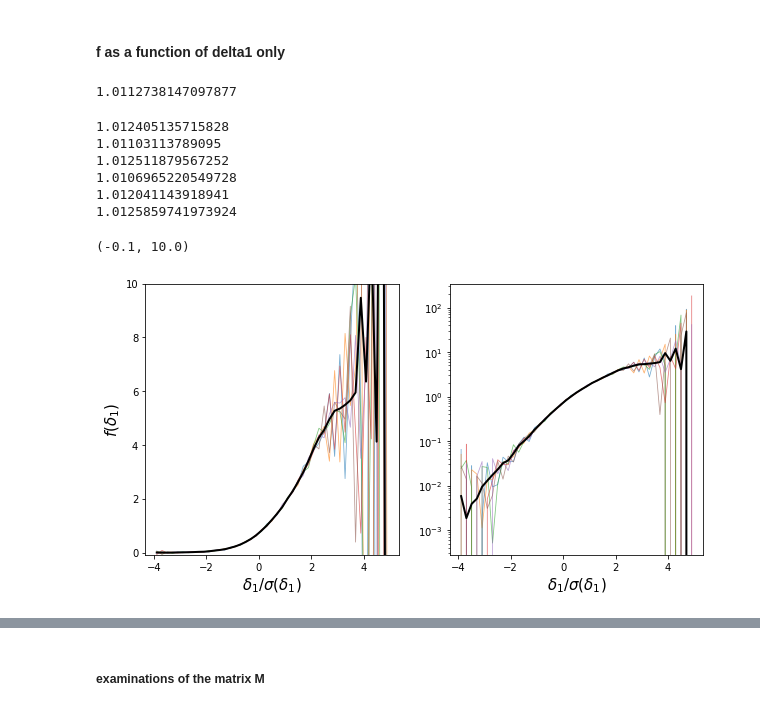
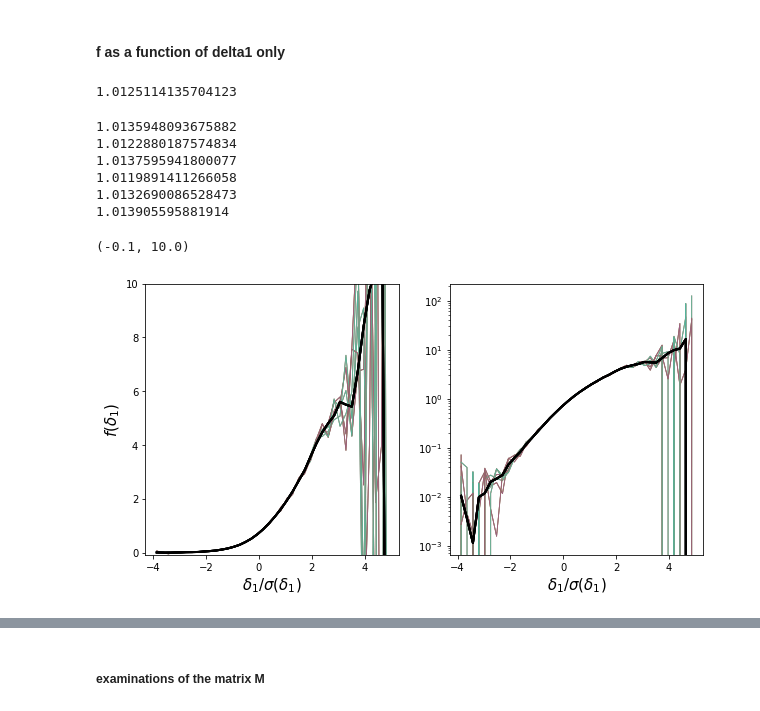
Before and after one commit to xiaohanzai/AbacusLagrangianBias, a Jupyter notebook: AbacusSummit_base_c000_ph006/matrixA/fit_f(delta1,nabla2d1)_z0.5.ipynb, the cells around one changed output, grey strips where cells are left out. Cells and saved outputs as stored; diff of their text form; code cells hidden in the pictures.

Commit message:
changed path; prepared to run with other sims

```diff
--- a/AbacusSummit_base_c000_ph006/matrixA/fit_f(delta1,nabla2d1)_z0.5.ipynb
+++ b/AbacusSummit_base_c000_ph006/matrixA/fit_f(delta1,nabla2d1)_z0.5.ipynb
@@ -52,7 +64,7 @@ if use_nabla2d1:
     nbins_nabla2d1 = len(bin_edges_nabla2d1_percentile)-1
     folder += '_nabla2d1'
 # %%
-path = '/mnt/store2/xwu/AbacusSummit/base_c000_ph006/z%s_tilde_operators_nbody/Rf%.3g/' % (str(z), Rf) + folder
+path = '/mnt/store2/xwu/AbacusSummit/%s/z%s_tilde_operators_nbody/Rf%.3g/' % (sim, str(z), Rf) + folder
 outpath = path+'/nooverlap'
 # %%
 # def load_matrixA_all(path, Nmesh, interp_method, remove_overlaps=(False, False),
@@ -165,5 +223,11 @@ kvec, Pk_h = calc_powerspectrum(deltak_h, boxsize)
 #### f as a function of delta1 only
 # %%
 remove_overlaps=(False, True)
+# %%
+if allbins_pdf.size != nbins_d1:
+    tmp = np.zeros(nbins_d1)
+    for i in range(nbins_nabla2d1):
+        tmp += allbins_pdf[i::nbins_nabla2d1]
+    allbins_pdf = tmp
 # %%
 # As, ind_slabs = load_matrixA_all(path, Nmesh, interp_method, remove_overlaps=remove_overlaps)
@@ -192,13 +234,33 @@ M_ = M_tot_
+# %%
+# coadded M and b
+M_tot, b_tot = calc_coadded_qs(outpath, Nmesh, interp_method,
+                    direct_load=True, sum_nabla2d1_bins=True, nbins_nabla2d1=nbins_nabla2d1,
+                    calc_M=True, delta_hs=delta_h)
+b_tot = b_tot[0]
+M_tot_, D, ii_empty = calc_reduced_M(M_tot)
 # %%
+# coadd M
+# M_tot = calc_coadded_M(path, Nmesh, interp_method, remove_overlaps=remove_overlaps)
+# M_tot = calc_coadded_M(As=As)
+# M_tot = calc_coadded_M(outpath, Nmesh, interp_method,
+#                   direct_load=True)
+# M_tot = calc_coadded_M(outpath, Nmesh, interp_method,
+#                   direct_load=True, sum_nabla2d1_bins=True, nbins_nabla2d1=nbins_nabla2d1)
+# M_tot_, D, ii_empty = calc_reduced_M(M)
+
 # coadd b
 # b_tot = calc_coadded_b(delta_h, path, Nmesh, interp_method, remove_overlaps=remove_overlaps)
 # b_tot = calc_coadded_b(delta_h, As=As, ind_slabs=ind_slabs)
 # b_tot = calc_coadded_b(delta_h, outpath, Nmesh, interp_method, remove_overlaps=remove_overlaps,
 #                   direct_load=True)
-b_tot = calc_coadded_b(delta_h, outpath, Nmesh, interp_method, remove_overlaps=remove_overlaps,
-                  direct_load=True, sum_nabla2d1_bins=True, nbins_nabla2d1=nbins_nabla2d1)
-b = b_tot
+# b_tot = calc_coadded_b(delta_h, outpath, Nmesh, interp_method, remove_overlaps=remove_overlaps,
+#                   direct_load=True, sum_nabla2d1_bins=True, nbins_nabla2d1=nbins_nabla2d1)
+# b = b_tot
 # %%
+M = M_tot
+M_ = M_tot_
+b = b_tot
+
 f_delta1 = np.dot(D, np.dot(np.linalg.inv(M_), b/np.diag(M)**0.5))
 ncell = Nmesh**3
 nparticles = 0.03*N0**3*frac_inbins
@@ -208,7 +270,7 @@ print((allbins_pdf*f_delta1).sum())
 
 f_delta1_tot = f_delta1
 # %% [output]
-1.0112738147097877
+1.0125114135704123
 # %%
 # take a few slabs and calculate a solution for each slab
 fig, axes = plt.subplots(figsize=(10,5), nrows=1, ncols=2)
@@ -216,51 +278,41 @@ fig, axes = plt.subplots(figsize=(10,5), nrows=1, ncols=2)
 for i in [0, 6, 13, 19, 25, 31]:
     #A, ind_slab = As[i], ind_slabs[i]
     #A, ind_slab = load_matrixA_slab(i, outpath, Nmesh, interp_method,
-    #                                remove_overlaps=remove_overlaps, direct_load=True)
+    #                               remove_overlaps=remove_overlaps, direct_load=True)
     A, ind_slab = load_matrixA_slab(i, outpath, Nmesh, interp_method,
         remove_overlaps=remove_overlaps, direct_load=True, sum_nabla2d1_bins=True, nbins_nabla2d1=nbins_nabla2d1)
     M = np.dot(A, A.T)
-    # take care of empty bins
-    ii_empty = np.diag(M) == 0.
-    # calculate the reduced matrix
-    D = np.zeros_like(M)
-    for i in range(len(M)):
-        if ii_empty[i]:
-            D[i,i] = 1.
-            M[i,i] = 1.
-        else:
-            D[i,i] = 1/M[i,i]**0.5
-    M_ = np.dot( D, np.dot(M, D) )
+    M_, D, _ = calc_reduced_M(M)
 
     b = np.dot(A, delta_h[ind_slab].reshape(-1)+1.)
 
     f_delta1 = np.dot(D, np.dot(np.linalg.inv(M_), b/np.diag(M)**0.5))
     ncell = len(ind_slab)*Nmesh**2
     nparticles = 0.03*N0**3*frac_inbins*len(ind_slab)/Nmesh # this is a rough approximation
     f_delta1 *= nparticles/ncell
 
     # plot each solution
     axes[0].plot(d1_bins, f_delta1, linewidth=0.8, alpha=0.6)
     axes[1].plot(d1_bins, f_delta1, linewidth=0.8, alpha=0.6)
 
     # check the solution
     print((allbins_pdf*f_delta1).sum())
 
 axes[0].plot(d1_bins, f_delta1_tot, 'k', linewidth=2)
 axes[1].plot(d1_bins, f_delta1_tot, 'k', linewidth=2)
 
 axes[0].set_xlabel(r'$\delta_1/\sigma(\delta_1)$', fontsize=15)
 axes[1].set_xlabel(r'$\delta_1/\sigma(\delta_1)$', fontsize=15)
 axes[0].set_ylabel(r'$f(\delta_1)$', fontsize=15)
 axes[1].set_yscale('log')
 
 axes[0].set_ylim(-0.1, 10)
 # %% [output]
-1.012405135715828
-1.01103113789095
-1.012511879567252
-1.0106965220549728
-1.012041143918941
-1.0125859741973924
+1.0135948093675882
+1.0122880187574834
+1.0137595941800077
+1.0119891411266058
+1.0132690086528473
+1.013905595881914
 (-0.1, 10.0)
-[figure, old version]
+[figure, new version]
```
Also changed, not shown: parts of 35 cells of this notebook, 3 other files.
